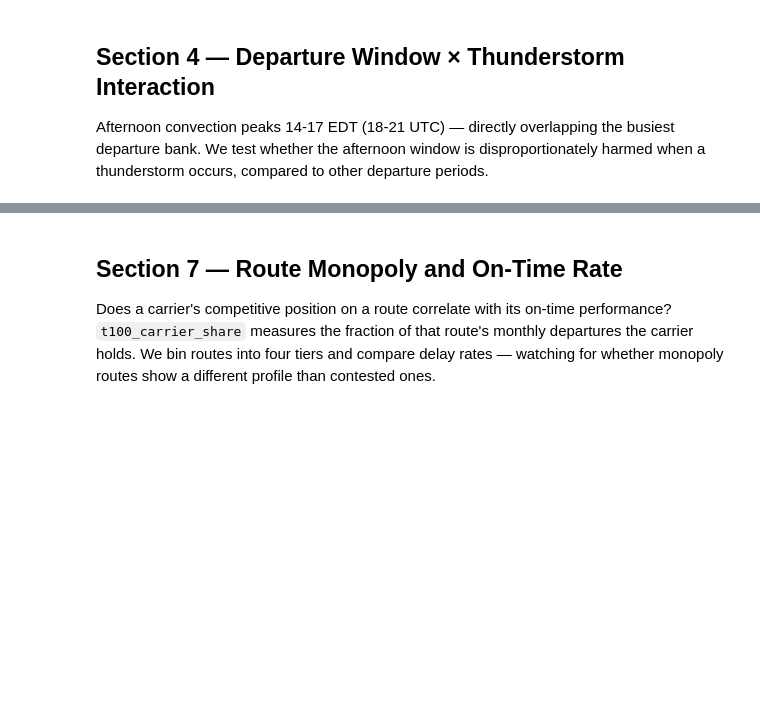
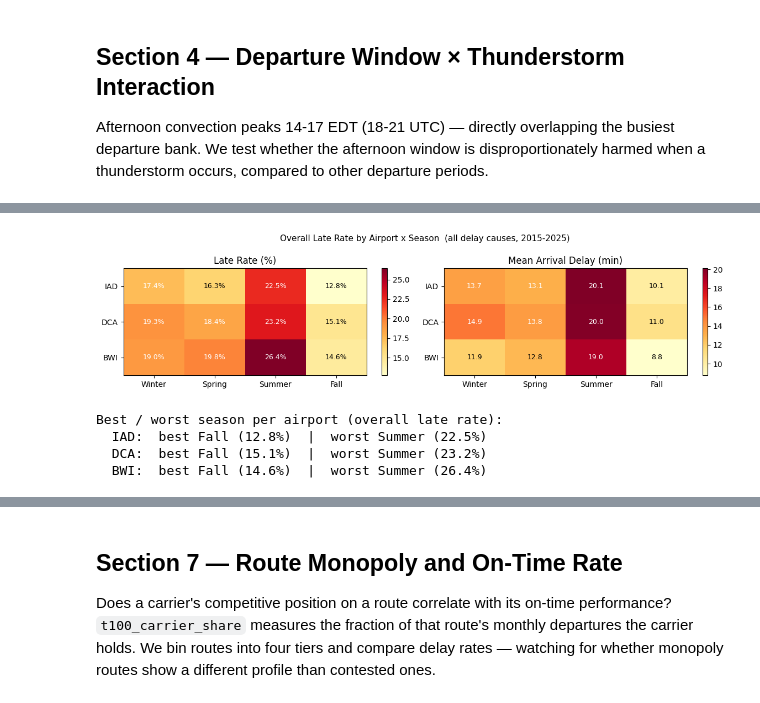
Before and after one commit to kibbbles/three-airports, a Jupyter notebook: notebooks/08_eda_joined.ipynb, the cells around one changed output, grey strips where cells are left out. Drawn from its saved outputs; the diff is of its cells as text; code cells hidden in the pictures; blank space fills up the shorter version.

```diff
--- a/notebooks/08_eda_joined.ipynb
+++ b/notebooks/08_eda_joined.ipynb
@@ -256,55 +318,60 @@ season_order = ['Winter', 'Spring', 'Summer', 'Fall']
 ap_season = (
     operated.groupby(['Origin', 'season'])
     .agg(
-        late_pct   = ('is_late',          'mean'),
-        mean_delay = ('ArrDelayMinutes',  'mean'),
-        cancel_pct = ('Cancelled',        lambda x: 0),
-        n_flights  = ('ArrDelayMinutes',  'count'),
+        late_pct   = ('is_late',         'mean'),
+        mean_delay = ('ArrDelayMinutes', 'mean'),
+        n_flights  = ('ArrDelayMinutes', 'count'),
     )
     .reset_index()
 )
 
-pivot_late   = ap_season.pivot(index='Origin', columns='season', values='late_pct')[season_order] * 100
-pivot_delay  = ap_season.pivot(index='Origin', columns='season', values='mean_delay')[season_order]
+pivot_late  = ap_season.pivot(index='Origin', columns='season', values='late_pct')[season_order] * 100
+pivot_delay = ap_season.pivot(index='Origin', columns='season', values='mean_delay')[season_order]
 
 fig, axes = plt.subplots(1, 2, figsize=(12, 3))
 
-for ax, pivot, title, fmt in zip(
+for ax, hmap, title, fmt in zip(
     axes,
     [pivot_late, pivot_delay],
     ['Late Rate (%)', 'Mean Arrival Delay (min)'],
     ['{:.1f}%', '{:.1f}'],
 ):
-    data = pivot.reindex(AIRPORTS).values.astype(float)
+    data = hmap.reindex(AIRPORTS).values.astype(float)
     im = ax.imshow(data, cmap='YlOrRd', aspect='auto',
                    vmin=np.nanmin(data), vmax=np.nanmax(data))
     ax.set_xticks(range(len(season_order)))
     ax.set_xticklabels(season_order)
     ax.set_yticks(range(len(AIRPORTS)))
     ax.set_yticklabels(AIRPORTS)
     ax.set_title(title)
     plt.colorbar(im, ax=ax)
     for i in range(len(AIRPORTS)):
         for j in range(len(season_order)):
             v = data[i, j]
             if not np.isnan(v):
                 txt = fmt.format(v)
                 ax.text(j, i, txt, ha='center', va='center', fontsize=9,
                         color='white' if v > (np.nanmax(data) * 0.65) else 'black')
 
-plt.suptitle('Delay by Airport x Season  (operated flights, 2015-2025)', fontsize=11)
+plt.suptitle('Overall Late Rate by Airport x Season  (all delay causes, 2015-2025)', fontsize=11)
 plt.tight_layout()
 plt.show()
 
-best_season = pivot_late.reindex(AIRPORTS).idxmin(axis=1)
+best_season  = pivot_late.reindex(AIRPORTS).idxmin(axis=1)
 worst_season = pivot_late.reindex(AIRPORTS).idxmax(axis=1)
-print('Best / worst season per airport:')
+print('Best / worst season per airport (overall late rate):')
 for ap in AIRPORTS:
-    b = best_season[ap]
-    w = worst_season[ap]
+    b  = best_season[ap]
+    w  = worst_season[ap]
     bv = pivot_late.loc[ap, b]
     wv = pivot_late.loc[ap, w]
     print(f'  {ap}:  best {b} ({bv:.1f}%)  |  worst {w} ({wv:.1f}%)')
+# %% [output]
+[figure, added]
+Best / worst season per airport (overall late rate):
+  IAD:  best Fall (12.8%)  |  worst Summer (22.5%)
+  DCA:  best Fall (15.1%)  |  worst Summer (23.2%)
+  BWI:  best Fall (14.6%)  |  worst Summer (26.4%)
 # %% [markdown]
 ## Section 6 — Carrier On-Time Performance by Airport
 
```
Also changed, not shown: parts of 23 cells of this notebook.
